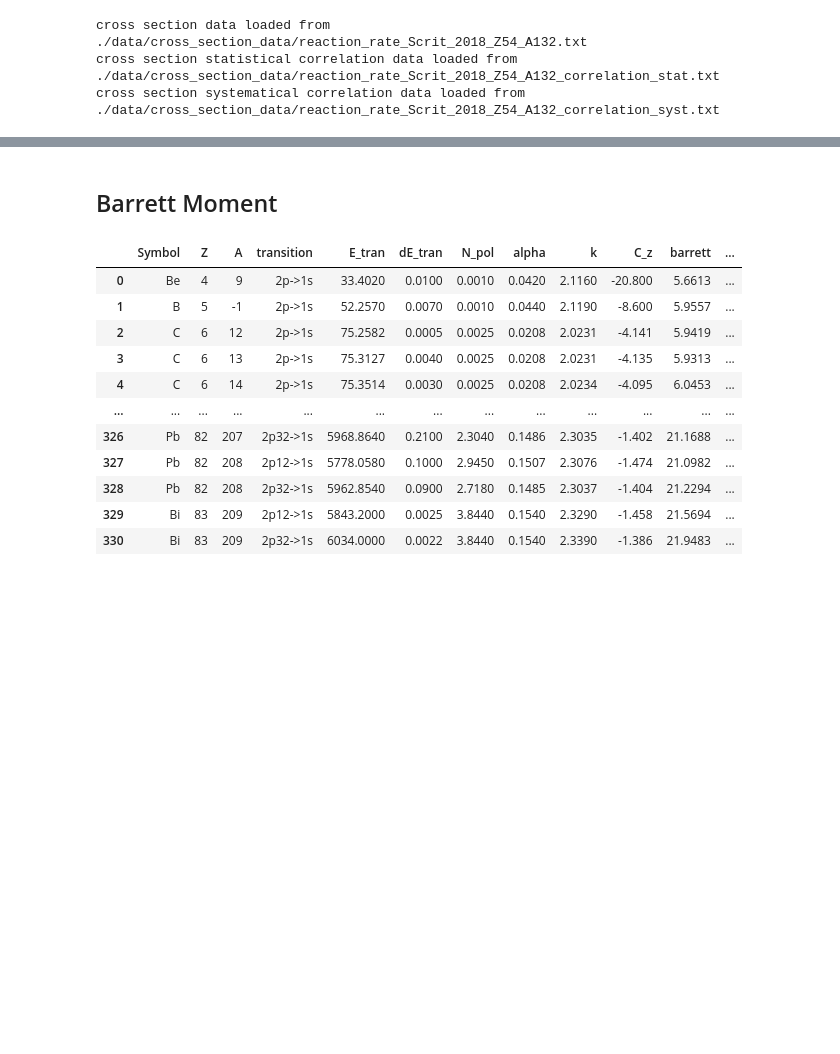
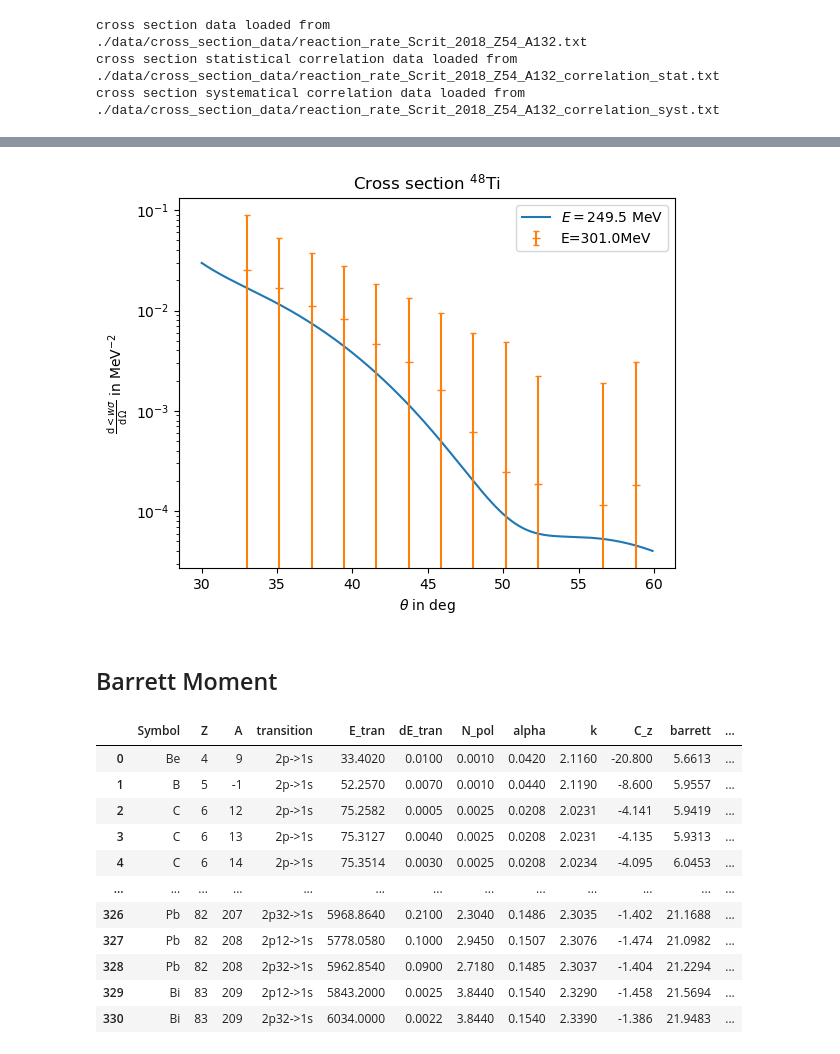
Before and after one commit to akotarel/phasr, a Jupyter notebook: docs/examples/ExamplesFit.ipynb, the cells around one changed output, grey strips where cells are left out. Cells and saved outputs as stored; diff of their text form; code cells hidden in the pictures; blank space fills up the shorter version.

```diff
--- a/docs/examples/ExamplesFit.ipynb
+++ b/docs/examples/ExamplesFit.ipynb
@@ -118,3 +141,19 @@ Text(0, 0.5, 'cross section in fm$^{2}$/sr')
+# %%
+energy=301.0
+theta=np.arange(30,60,1e-1)
+plt.plot(theta,phr.crosssection_lepton_nucleus_scattering(energy,theta*pi/180,nucleus_num)*phr.constants.hc**2,label=r'$E=249.5~$MeV')
+for E in np.unique(data[:,0]):
+    mask = data[:,0]==energy
+    if E==energy:
+        plt.errorbar(data[mask,1]*180/pi,data[mask,2]/L[E],np.sqrt(data[mask,3]**2+data[mask,4]**2),capsize=2,marker='_',linestyle='',label='E='+str(E)+'MeV')
+plt.yscale('log')
+plt.title(r"Cross section $^{48}$Ti")
+plt.xlabel(r"$\theta$ in deg")
+plt.ylabel(r"$\frac{\operatorname{d}<w\sigma}{\operatorname{d}\Omega}$ in MeV$^{-2}$")
+plt.legend()
+plt.show()
+# %% [output]
+[figure, added]
 # %% [markdown]
 ## Barrett Moment
 # %%
```
Also changed, not shown: parts of 8 cells of this notebook, 10 other files.
